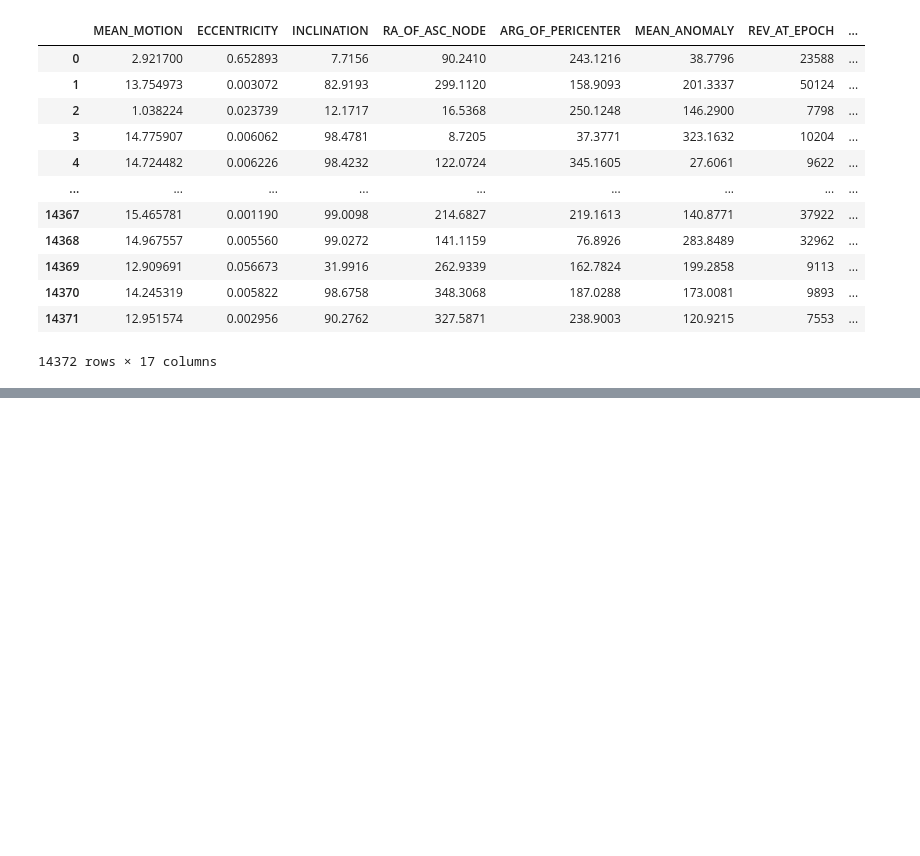
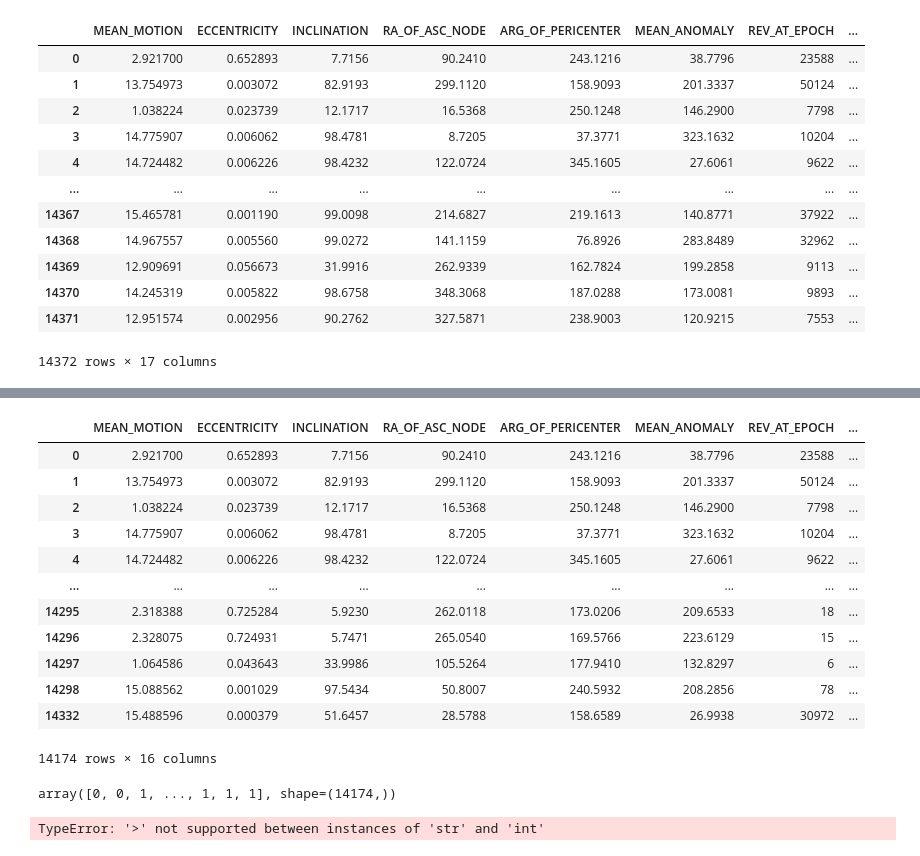
Before and after one commit to Hr15h1/debris_classifier, a Jupyter notebook: debris_cls.ipynb, the cells around one changed output, grey strips where cells are left out. Drawn from its saved outputs; the diff is of its cells as text; code cells hidden in the pictures; blank space fills up the shorter version.

```diff
--- a/debris_cls.ipynb
+++ b/debris_cls.ipynb
@@ -52,0 +119,27 @@ debris.describe()
+# %%
+categ_cols = ["RCS_SIZE", "SITE"]
+cont_cols = ["MEAN_MOTION", "ECCENTRICITY", "INCLINATION", "ARG_OF_PERICENTER", "MEAN_ANOMALY", "REV_AT_EPOCH", "BSTAR", "MEAN_MOTION_DOT", "MEAN_MOTION_DDOT", "SEMIMAJOR_AXIS", "PERIOD", "APOAPSIS", "PERIAPSIS"]
+# %%
+le = LabelEncoder()
+debris_X[categ_cols] = debris_X[categ_cols].apply(le.fit_transform)
+debris_y = le.fit_transform(debris_y)
+# %%
+debris_X
+# %% [output]
+|  | MEAN_MOTION | ECCENTRICITY | INCLINATION | RA_OF_ASC_NODE | ARG_OF_PERICENTER | MEAN_ANOMALY | REV_AT_EPOCH | ... |
+| 0 | 2.921700 | 0.652893 | 7.7156 | 90.2410 | 243.1216 | 38.7796 | 23588 | ... |
+| 1 | 13.754973 | 0.003072 | 82.9193 | 299.1120 | 158.9093 | 201.3337 | 50124 | ... |
+| 2 | 1.038224 | 0.023739 | 12.1717 | 16.5368 | 250.1248 | 146.2900 | 7798 | ... |
+| 3 | 14.775907 | 0.006062 | 98.4781 | 8.7205 | 37.3771 | 323.1632 | 10204 | ... |
+| 4 | 14.724482 | 0.006226 | 98.4232 | 122.0724 | 345.1605 | 27.6061 | 9622 | ... |
+| ... | ... | ... | ... | ... | ... | ... | ... | ... |
+| 14295 | 2.318388 | 0.725284 | 5.9230 | 262.0118 | 173.0206 | 209.6533 | 18 | ... |
+| 14296 | 2.328075 | 0.724931 | 5.7471 | 265.0540 | 169.5766 | 223.6129 | 15 | ... |
+| 14297 | 1.064586 | 0.043643 | 33.9986 | 105.5264 | 177.9410 | 132.8297 | 6 | ... |
+| 14298 | 15.088562 | 0.001029 | 97.5434 | 50.8007 | 240.5932 | 208.2856 | 78 | ... |
+| 14332 | 15.488596 | 0.000379 | 51.6457 | 28.5788 | 158.6589 | 26.9938 | 30972 | ... |
+14174 rows × 16 columns
+# %%
+debris_y
+# %% [output]
+array([0, 0, 1, ..., 1, 1, 1], shape=(14174,))
@@ -52,0 +158,16 @@ debris.describe()
+# %%
+model = TabTransformer(
+    categories=categ_cols,
+    num_continuous=len(cont_cols),
+    dim=32,
+    depth=4,
+    heads=6,
+    dim_head=16,
+    attn_dropout=0.1,
+    ff_dropout=0.1,
+    mlp_hidden_mults=(4, 2),
+    mlp_act=nn.LeakyReLU(),
+    dim_out=len(set(debris_y)),
+)
+# %% [output]
+TypeError: '>' not supported between instances of 'str' and 'int'
```
Also changed, not shown: parts of 8 cells of this notebook, 1 other file.
